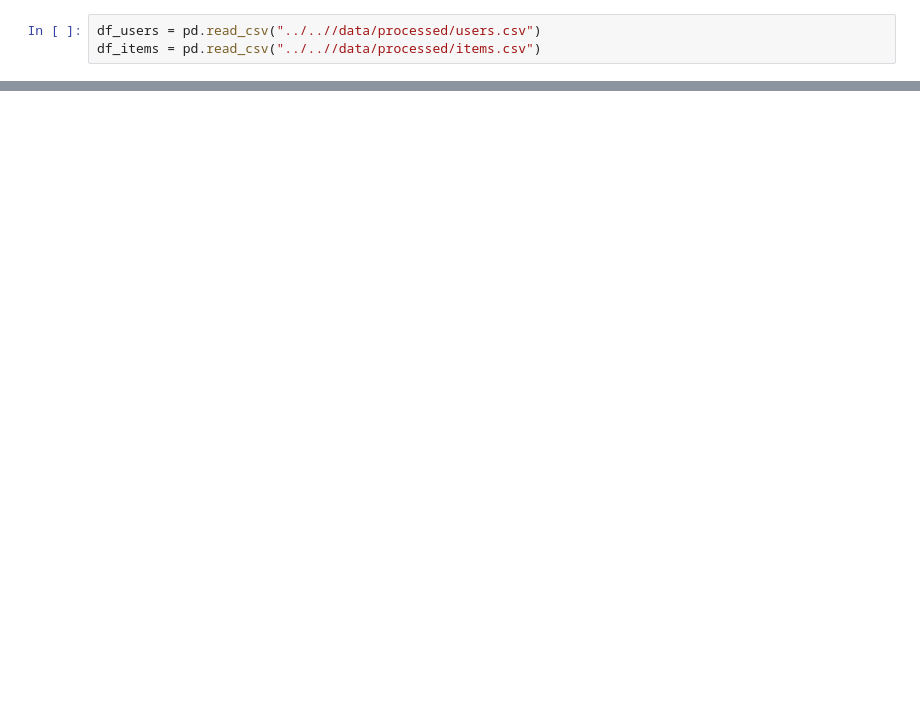
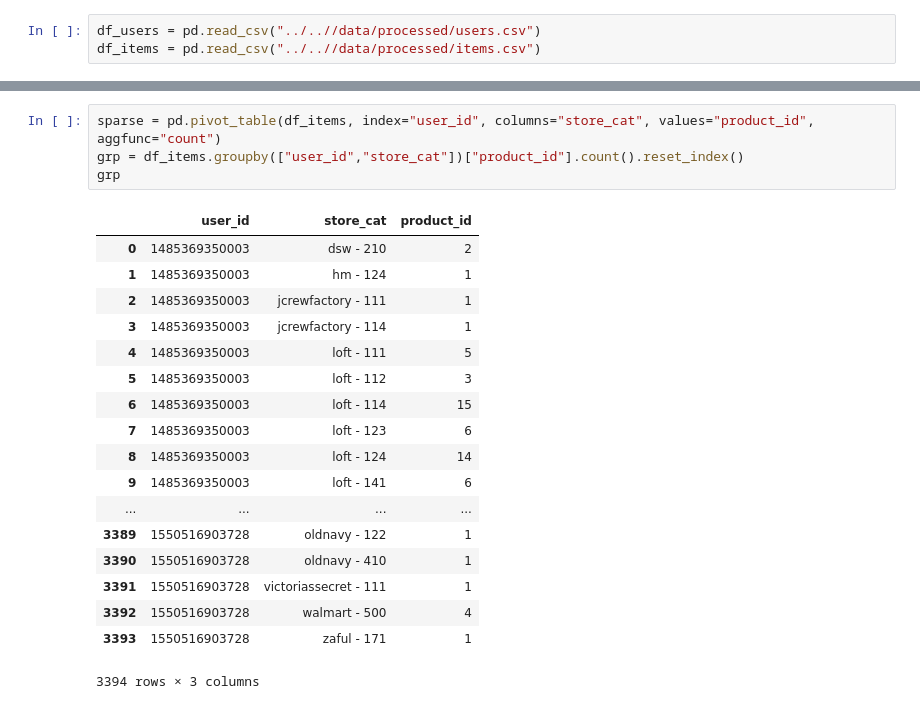
Before and after one commit to radhavrmk/caprs, a Jupyter notebook: code/notebooks/Cap2.ipynb, the cells around one changed output, grey strips where cells are left out. Saved outputs shown, nothing was run; the diff lists cells and outputs as text; blank space fills up the shorter version.

Commit message:
Sparse matrix generation added

```diff
--- a/code/notebooks/Cap2.ipynb
+++ b/code/notebooks/Cap2.ipynb
@@ -59,0 +139,23 @@ df_products = df_items[]
+# %%
+sparse = pd.pivot_table(df_items, index="user_id", columns="store_cat", values="product_id", aggfunc="count")
+grp = df_items.groupby(["user_id","store_cat"])["product_id"].count().reset_index()
+grp
+# %% [output]
+|  | user_id | store_cat | product_id |
+| 0 | 1485369350003 | dsw - 210 | 2 |
+| 1 | 1485369350003 | hm - 124 | 1 |
+| 2 | 1485369350003 | jcrewfactory - 111 | 1 |
+| 3 | 1485369350003 | jcrewfactory - 114 | 1 |
+| 4 | 1485369350003 | loft - 111 | 5 |
+| 5 | 1485369350003 | loft - 112 | 3 |
+| 6 | 1485369350003 | loft - 114 | 15 |
+| 7 | 1485369350003 | loft - 123 | 6 |
+| 8 | 1485369350003 | loft - 124 | 14 |
+| 9 | 1485369350003 | loft - 141 | 6 |
+| ... | ... | ... | ... |
+| 3389 | 1550516903728 | oldnavy - 122 | 1 |
+| 3390 | 1550516903728 | oldnavy - 410 | 1 |
+| 3391 | 1550516903728 | victoriassecret - 111 | 1 |
+| 3392 | 1550516903728 | walmart - 500 | 4 |
+| 3393 | 1550516903728 | zaful - 171 | 1 |
+3394 rows × 3 columns
```
Also changed, not shown: parts of 20 cells of this notebook, 1 other file.
